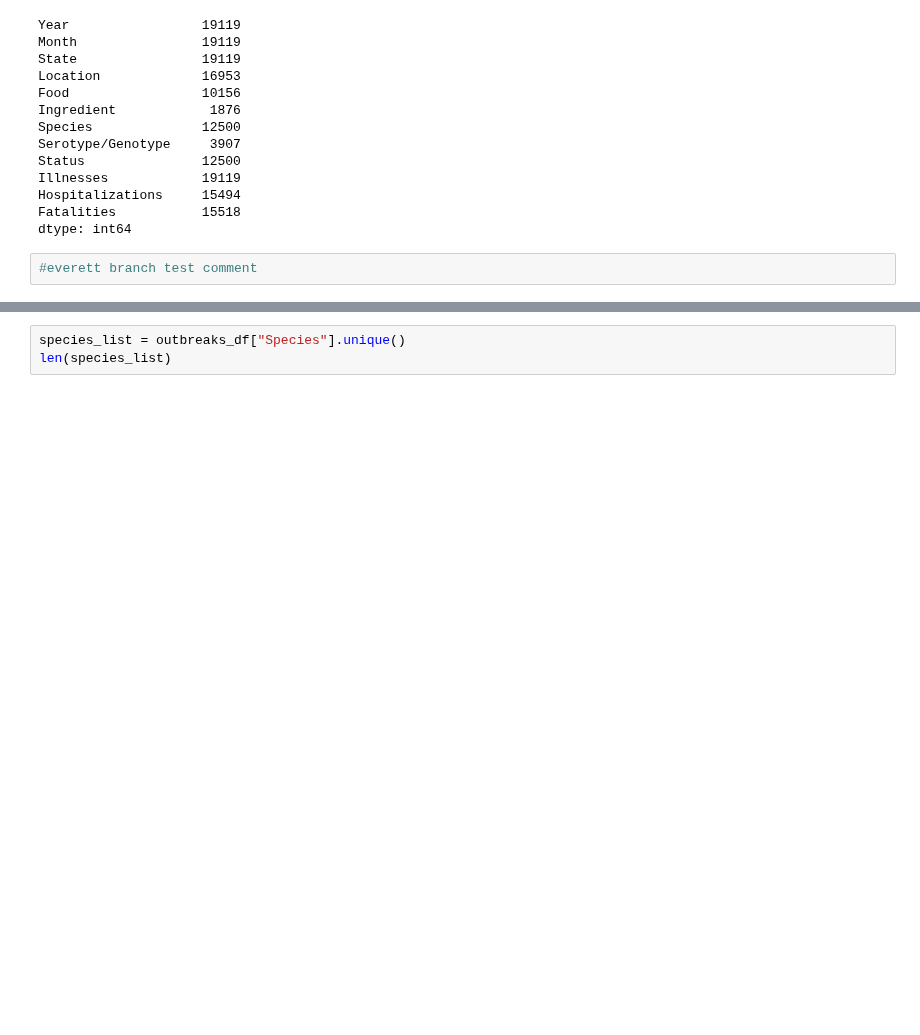
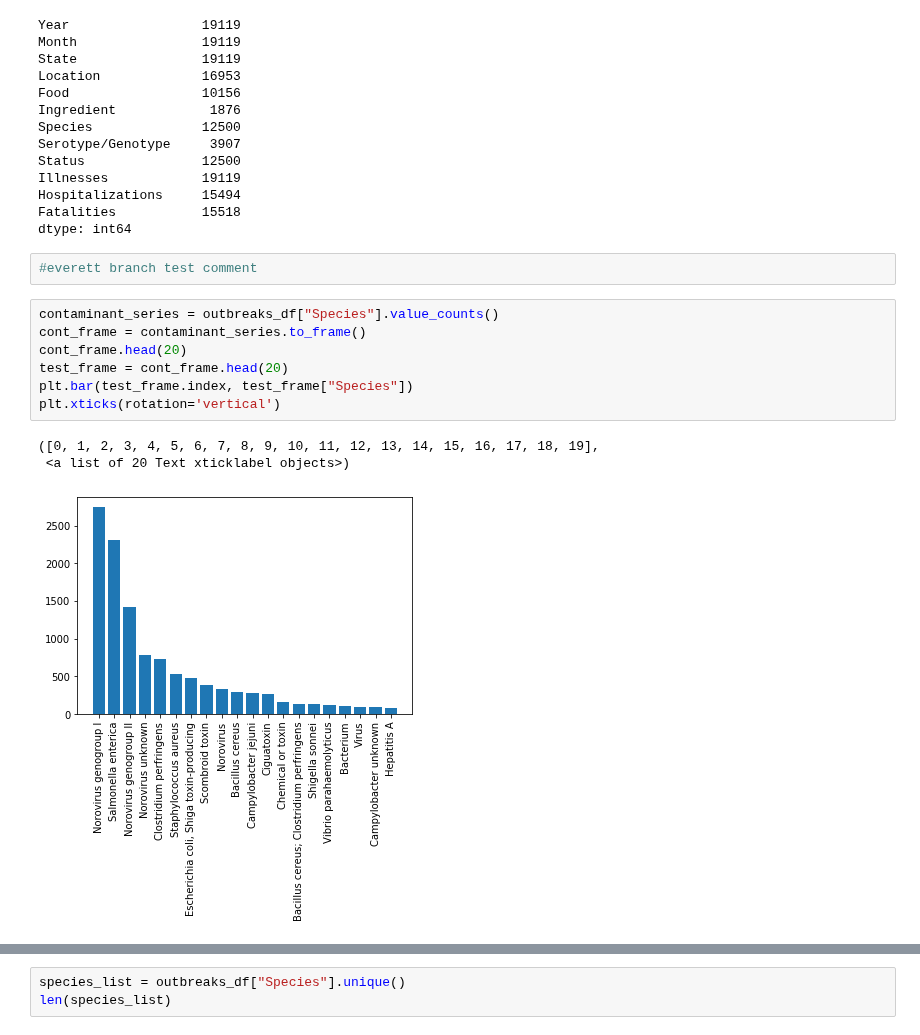
Before and after one commit to DINHC/foodborneillness, a Jupyter notebook: Foodborne_illness.ipynb, the cells around one changed output, grey strips where cells are left out. Drawn from its saved outputs; the diff is of its cells as text; blank space fills up the shorter version.

Commit message:
added bar graphs

```diff
--- a/Foodborne_illness.ipynb
+++ b/Foodborne_illness.ipynb
@@ -42,3 +42,14 @@ Fatalities           15518
 dtype: int64
 # %%
 #everett branch test comment
+# %%
+contaminant_series = outbreaks_df["Species"].value_counts()
+cont_frame = contaminant_series.to_frame()
+cont_frame.head(20)
+test_frame = cont_frame.head(20)
+plt.bar(test_frame.index, test_frame["Species"])
+plt.xticks(rotation='vertical')
+# %% [output]
+([0, 1, 2, 3, 4, 5, 6, 7, 8, 9, 10, 11, 12, 13, 14, 15, 16, 17, 18, 19],
+ <a list of 20 Text xticklabel objects>)
+[figure, added]
```
Also changed, not shown: parts of 7 cells of this notebook.
